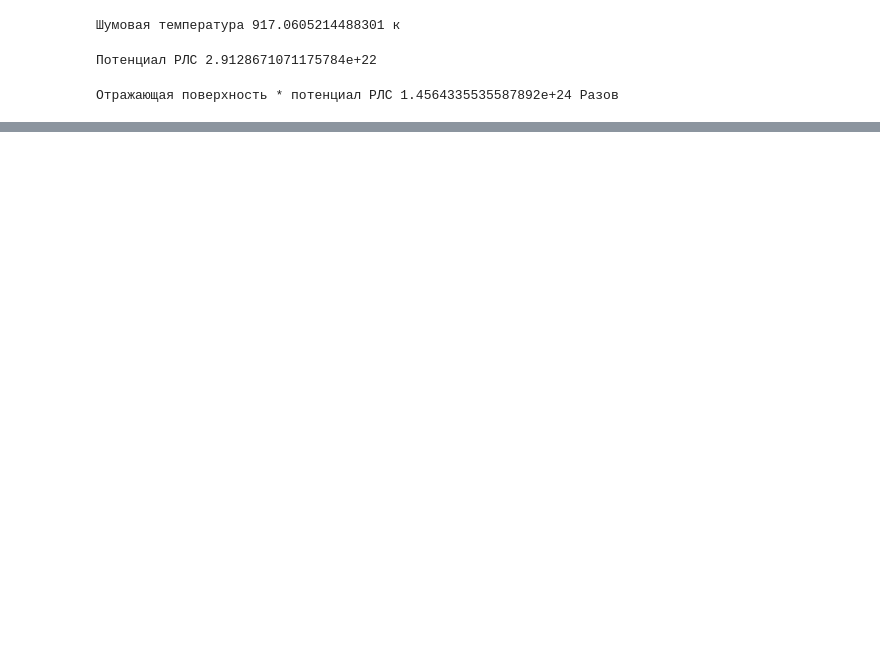
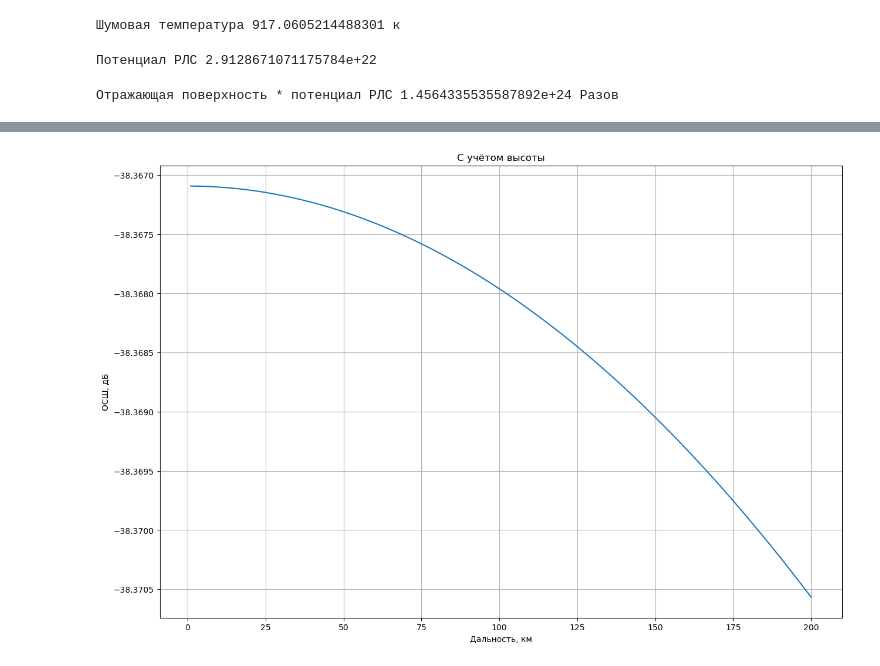
Before and after one commit to Rabotah/Diplom, a Jupyter notebook: OSH.ipynb, the cells around one changed output, grey strips where cells are left out. Cells and saved outputs as stored; diff of their text form; code cells hidden in the pictures; blank space fills up the shorter version.

```diff
--- a/OSH.ipynb
+++ b/OSH.ipynb
@@ -83,0 +87,9 @@ plt.grid()
+# %%
+plt.figure(figsize=(15, 10))
+plt.plot(range_rls, [10*np.log10(i) for i in res])
+plt.xlabel('Дальность, км')
+plt.ylabel('ОСШ, дБ')
+plt.title("С учётом высоты")
+plt.grid()
+# %% [output]
+[figure, added]
```
Also changed, not shown: parts of 4 cells of this notebook.
